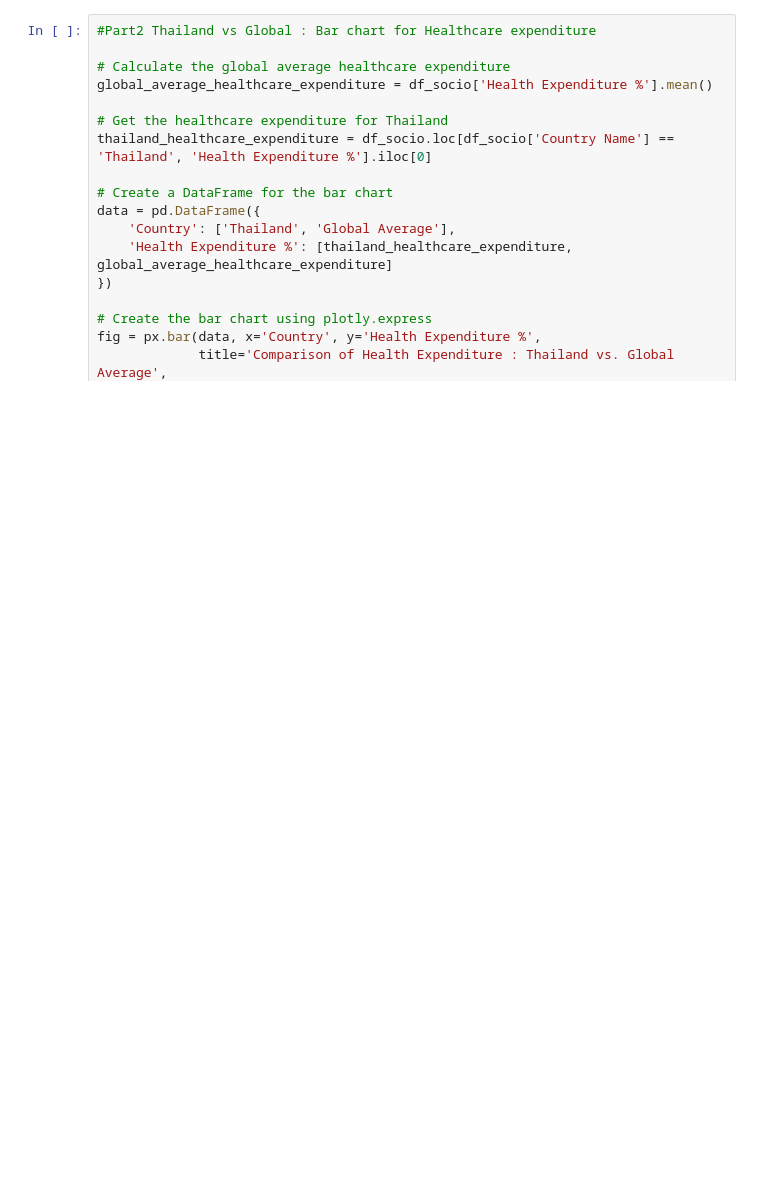
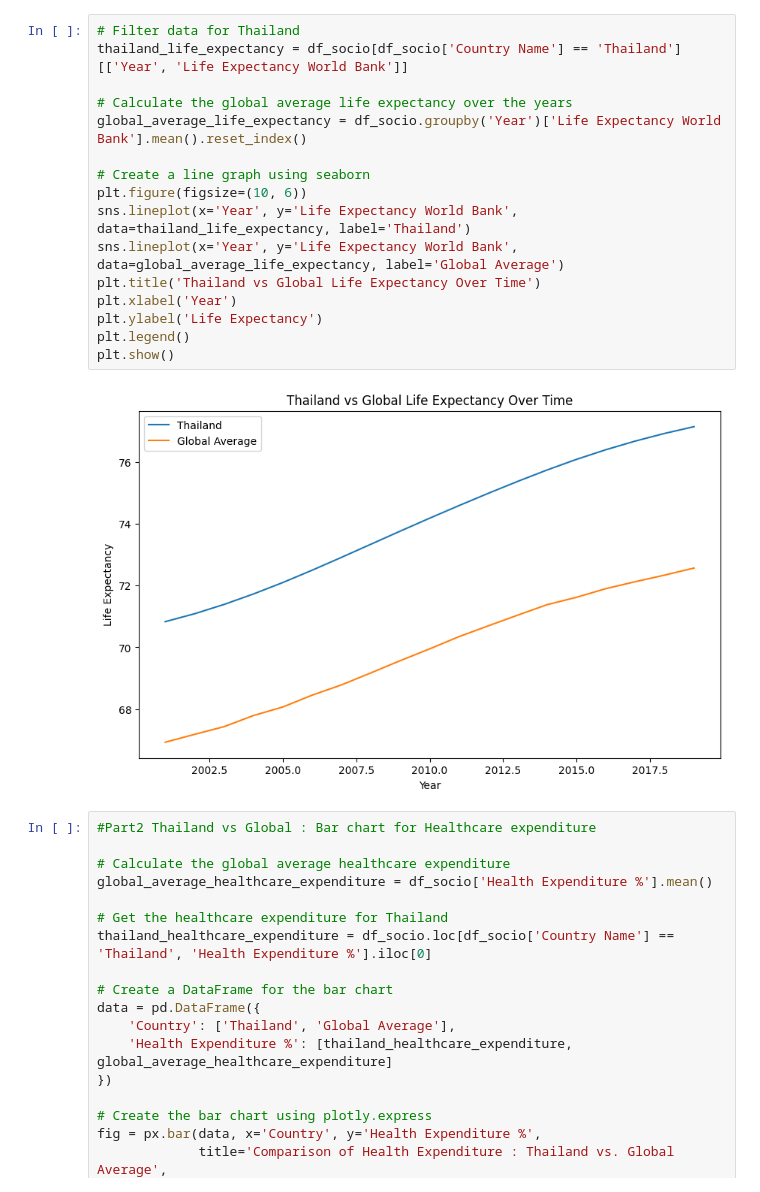
Before and after one commit to naphatsiri/DADS5001-Miniproject, a Jupyter notebook: dads5001_mini_project_update_240967.ipynb, the cells around one changed output. Saved outputs shown, nothing was run; the diff lists cells and outputs as text; blank space fills up the shorter version.

```diff
--- a/dads5001_mini_project_update_240967.ipynb
+++ b/dads5001_mini_project_update_240967.ipynb
@@ -185,6 +187,24 @@ fig.add_scatter(x=global_average_life_expectancy['Year'], y=global_average_life_
 fig.show()
 # %% [output]
 [interactive output not drawn]
+# %%
+# Filter data for Thailand
+thailand_life_expectancy = df_socio[df_socio['Country Name'] == 'Thailand'][['Year', 'Life Expectancy World Bank']]
+
+# Calculate the global average life expectancy over the years
+global_average_life_expectancy = df_socio.groupby('Year')['Life Expectancy World Bank'].mean().reset_index()
+
+# Create a line graph using seaborn
+plt.figure(figsize=(10, 6))
+sns.lineplot(x='Year', y='Life Expectancy World Bank', data=thailand_life_expectancy, label='Thailand')
+sns.lineplot(x='Year', y='Life Expectancy World Bank', data=global_average_life_expectancy, label='Global Average')
+plt.title('Thailand vs Global Life Expectancy Over Time')
+plt.xlabel('Year')
+plt.ylabel('Life Expectancy')
+plt.legend()
+plt.show()
+# %% [output]
+[figure, added]
 # %%
 #Part2 Thailand vs Global : Bar chart for Healthcare expenditure
 
```
Also changed, not shown: parts of 5 cells of this notebook.
